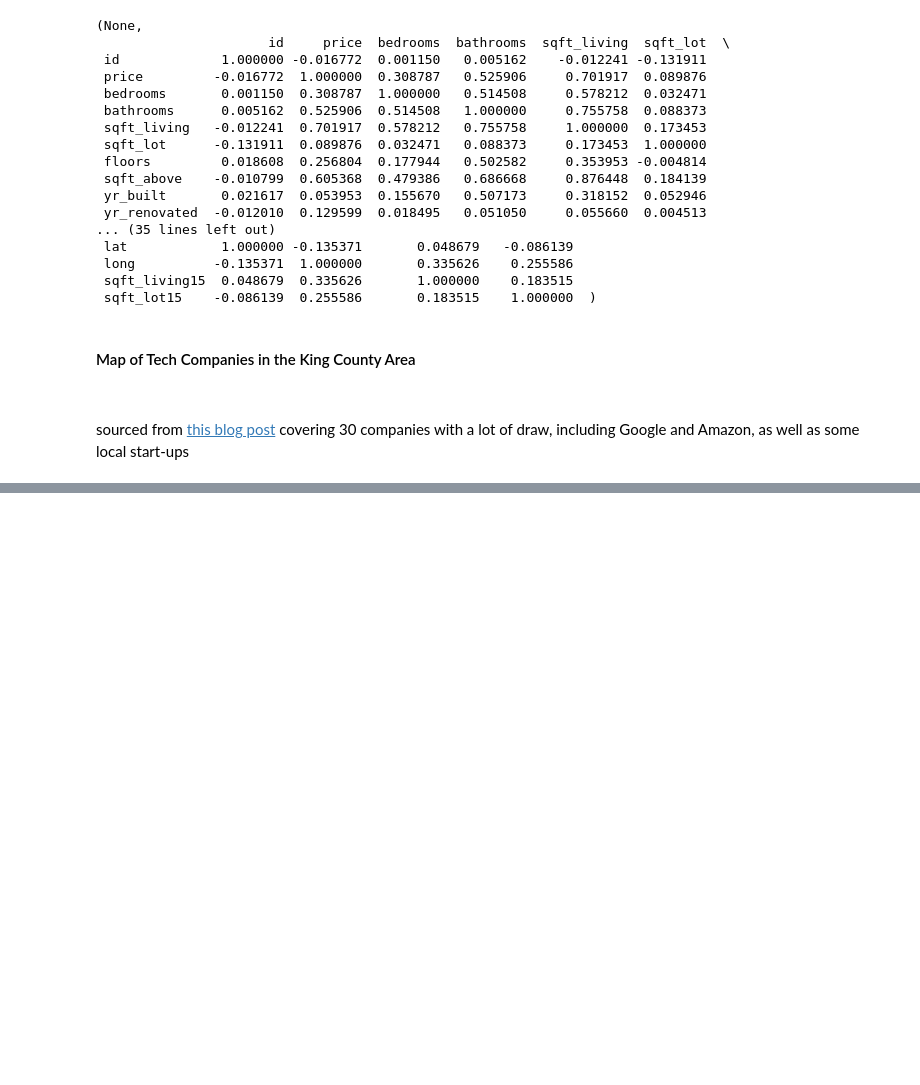
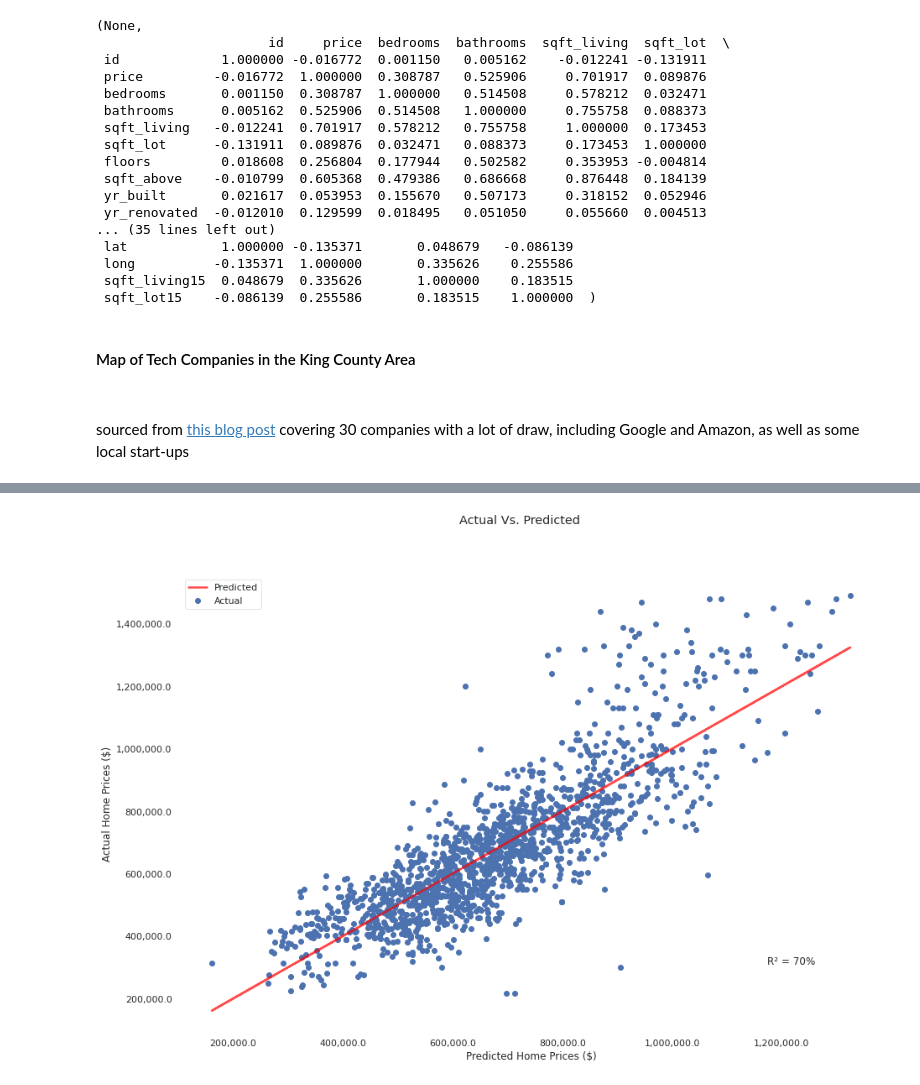
Before and after one commit to axoaxonic/green-housing-dev-analysis-project, a Jupyter notebook: green-housing-dev-analysis.ipynb, the cells around one changed output, grey strips where cells are left out. Saved outputs shown, nothing was run; the diff lists cells and outputs as text; code cells hidden in the pictures; blank space fills up the shorter version.

```diff
--- a/green-housing-dev-analysis.ipynb
+++ b/green-housing-dev-analysis.ipynb
@@ -190,0 +342,28 @@ Questions to consider:
+# %%
+# Plot of final multiple linear regression model, showing regression line in red vs actual house price variance in blue
+
+
+X_c = sm.add_constant(zip_ohe_columns) #.drop(['price'], axis=1)
+y = zip_new_columns['price']
+
+model_preds = ols_kch.predict(X_c)
+resids = y - model_preds
+
+fig, ax = plt.subplots(figsize=(15,10))
+
+ax.scatter(model_preds, y)
+b, a = np.polyfit(model_preds, y, deg=1)
+ax.plot(model_preds, a + b * model_preds, color="red", lw=2.5, alpha=0.7) # Plot regression line
+# R2 = ax.scatter([0.711],[0.711], color='black', marker='D', s=65, alpha=0.0 )
+ax.legend(('Predicted', 'Actual' ), loc="upper left", framealpha=0.5)
+# ax.add_artist(legend)
+ax.annotate('R² = 70%', xy=(700, 80), xycoords='axes pixels')
+ax.set_xlabel('Predicted Home Prices ($)')
+ax.set_ylabel('Actual Home Prices ($)')
+plt.suptitle('Actual Vs. Predicted')
+ax.yaxis.set_major_formatter(StrMethodFormatter('{x:,}'))
+ax.xaxis.set_major_formatter(StrMethodFormatter('{x:,}'))
+# plt.gcf().axes[0].xaxis.get_major_formatter().set_scientific(False)
+plt.show()
+# %% [output]
+[figure, added]
```
Also changed, not shown: parts of 23 cells of this notebook, 3 other files.
